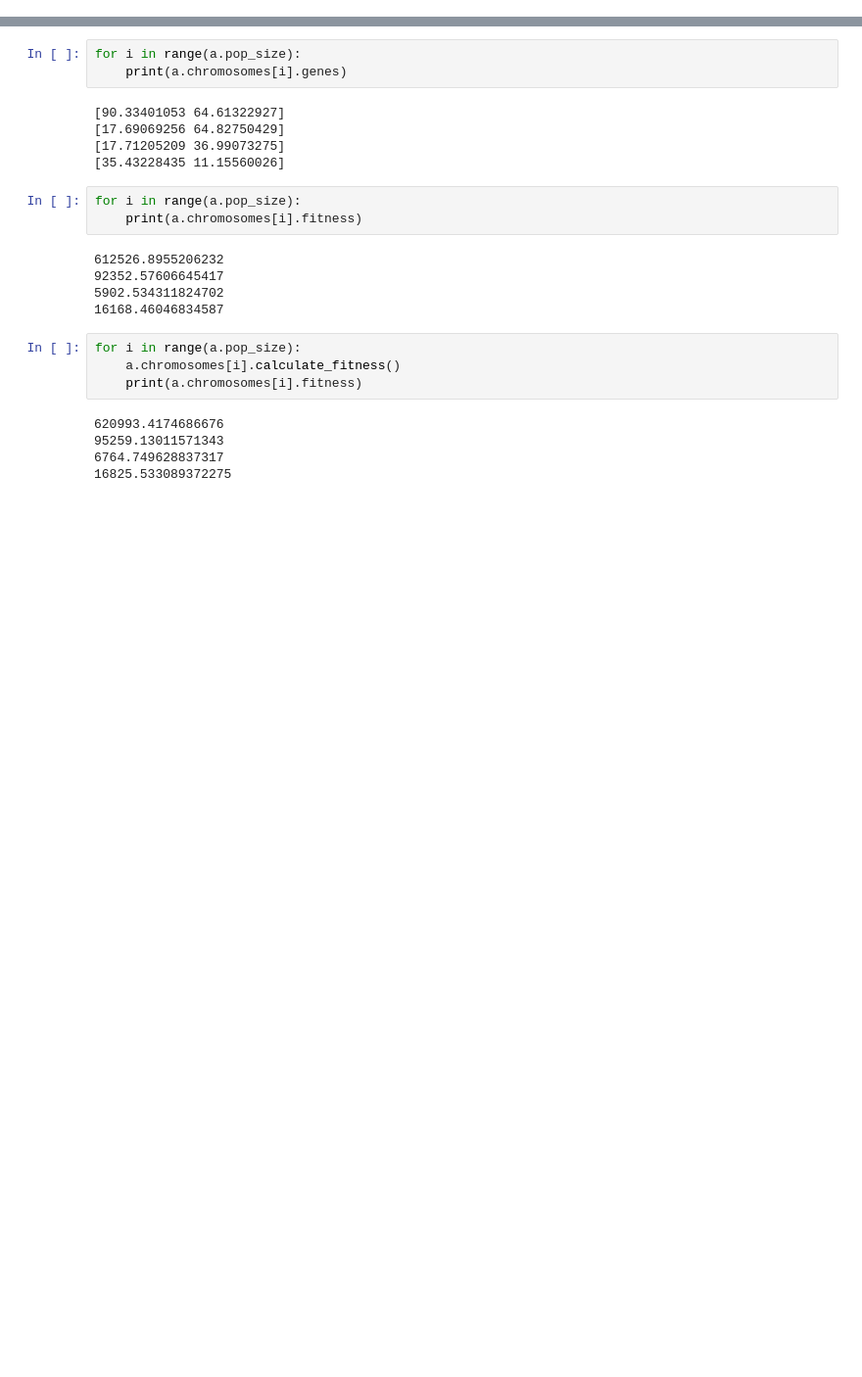
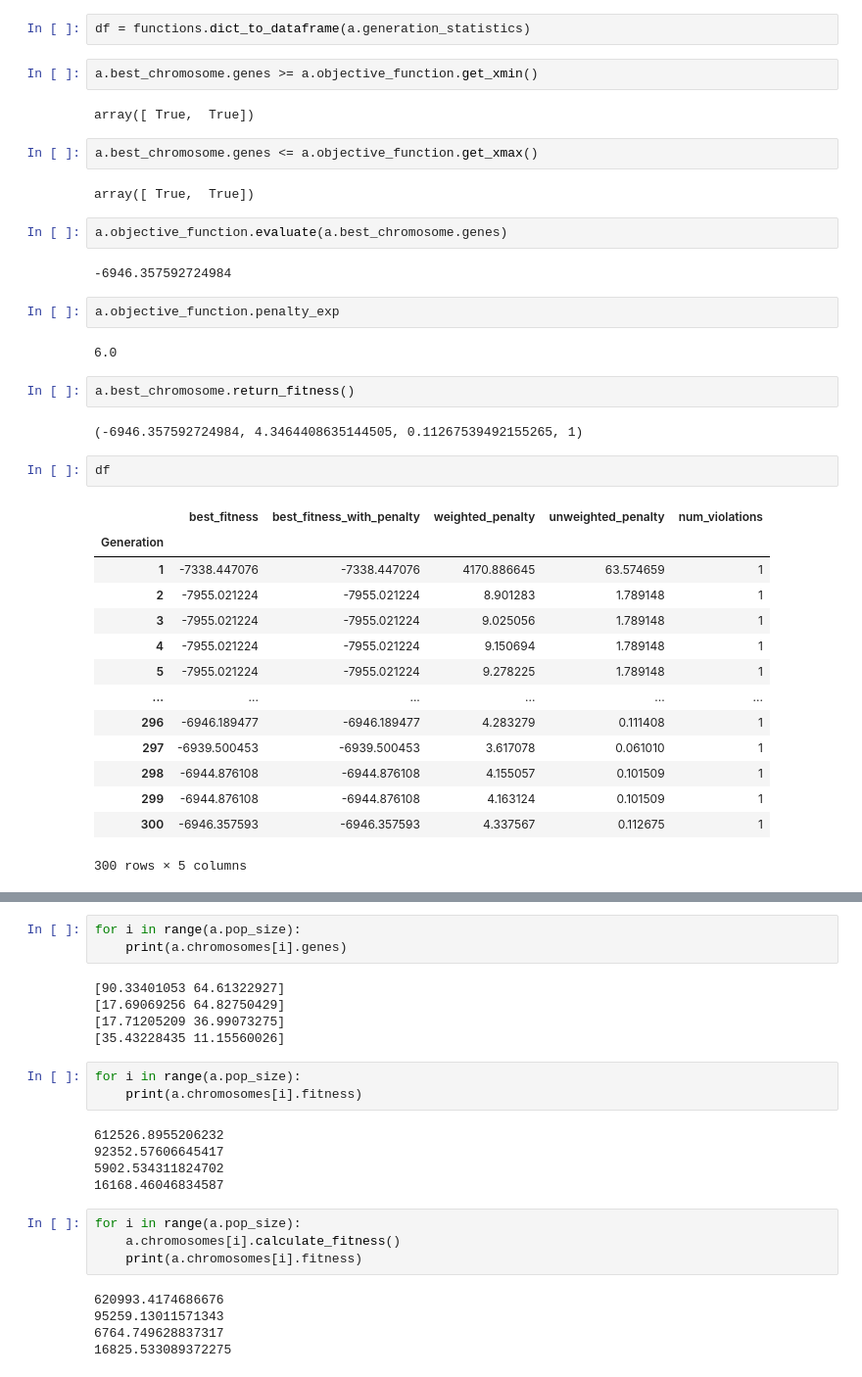
Before and after one commit to LosPadrinosMemens/HW3_Evolutionary_Computation-, a Jupyter notebook: main.ipynb, the cells around one changed output, grey strips where cells are left out. Shown: that part at 98% size. Drawn from its saved outputs; the diff is of its cells as text; blank space fills up the shorter version.

```diff
--- a/main.ipynb
+++ b/main.ipynb
@@ -17,0 +10,39 @@ a = Population("G6")
+# %%
+df = functions.dict_to_dataframe(a.generation_statistics)
+# %%
+a.best_chromosome.genes >= a.objective_function.get_xmin()
+# %% [output]
+array([ True,  True])
+# %%
+a.best_chromosome.genes <= a.objective_function.get_xmax()
+# %% [output]
+array([ True,  True])
+# %%
+a.objective_function.evaluate(a.best_chromosome.genes)
+# %% [output]
+-6946.357592724984
+# %%
+a.objective_function.penalty_exp
+# %% [output]
+6.0
+# %%
+a.best_chromosome.return_fitness()
+# %% [output]
+(-6946.357592724984, 4.3464408635144505, 0.11267539492155265, 1)
+# %%
+df
+# %% [output]
+|  | best_fitness | best_fitness_with_penalty | weighted_penalty | unweighted_penalty | num_violations |
+| Generation |  |  |  |  |  |
+| 1 | -7338.447076 | -7338.447076 | 4170.886645 | 63.574659 | 1 |
+| 2 | -7955.021224 | -7955.021224 | 8.901283 | 1.789148 | 1 |
+| 3 | -7955.021224 | -7955.021224 | 9.025056 | 1.789148 | 1 |
+| 4 | -7955.021224 | -7955.021224 | 9.150694 | 1.789148 | 1 |
+| 5 | -7955.021224 | -7955.021224 | 9.278225 | 1.789148 | 1 |
+| ... | ... | ... | ... | ... | ... |
+| 296 | -6946.189477 | -6946.189477 | 4.283279 | 0.111408 | 1 |
+| 297 | -6939.500453 | -6939.500453 | 3.617078 | 0.061010 | 1 |
+| 298 | -6944.876108 | -6944.876108 | 4.155057 | 0.101509 | 1 |
+| 299 | -6944.876108 | -6944.876108 | 4.163124 | 0.101509 | 1 |
+| 300 | -6946.357593 | -6946.357593 | 4.337567 | 0.112675 | 1 |
+300 rows × 5 columns
```
Also changed, not shown: parts of 19 cells of this notebook, 8 other files.
